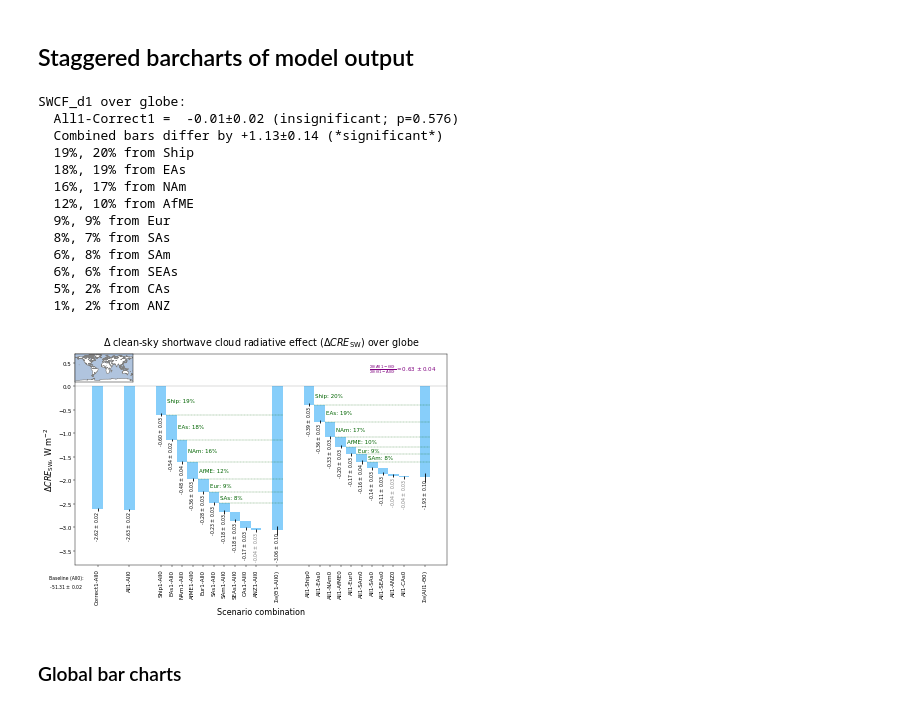
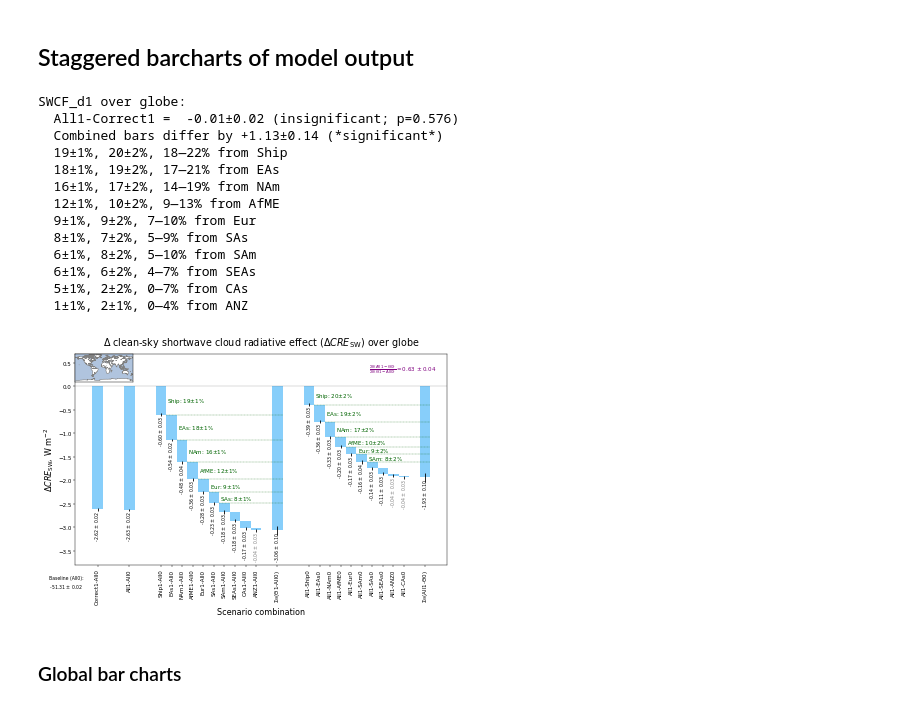
Before and after one commit to grandey/draft2017a-region-rfp, a Jupyter notebook: figures_draft2017a.ipynb, the cells around one changed output. Cells and saved outputs as stored; diff of their text form; code cells hidden in the pictures.

Commit message:
Calculating errors for percentage contributions
figures_draft2017a.ipynb: calculating errors for % contributions to
combined bars; calculating percentage ranges.

```diff
--- a/figures_draft2017a.ipynb
+++ b/figures_draft2017a.ipynb
@@ -822,13 +822,18 @@ def staggered_barcharts(variable='SWCF_d1', region='EAs',
             ax.plot([bars_df.loc[s, 'x']+0.5,  # draw horizontal line
                      bars_df.loc[scenario, 'x']+0.5],
                     [y_pos, y_pos], color='darkgreen', linestyle='--', linewidth=0.5)
-            perc = (bars_df.loc[s, 'mean_diff'] /  # % contribution
-                    bars_df.loc[scenario, 'mean_diff'] * 100)
+            mean1 = bars_df.loc[scenario, 'mean_diff']
+            error1 = bars_df.loc[scenario, 'combined_error']
+            mean2 = bars_df.loc[s, 'mean_diff']
+            error2 = bars_df.loc[s, 'combined_error']
+            perc = mean2 / mean1 * 100  # % contribution
+            error = (np.abs(perc) *  # see Hogan's "How to combine errors"
+                     np.sqrt((error1/mean1)**2 + (error2/mean2)**2))
             if ref_name == 'All1':
                 source = s.split('-')[1][:-1]
             else:
                 source = s.split('-')[0][:-1]
-            text = '{}: {:.0f}%'.format(source, perc)
+            text = r'{}: {:.0f}$\pm${:.0f}%'.format(source, perc, error)
             text_y_pos = bars_df.loc[s, 'bottom'] + (bars_df.loc[s, 'mean_diff'] / 2)
             ax.text(bars_df.loc[s, 'x']+0.6, text_y_pos, text,
                     verticalalignment='center', horizontalalignment='left',
@@ -899,52 +904,77 @@ def staggered_barcharts(variable='SWCF_d1', region='EAs',
         print('  All1-Correct1 = ' +
               '±'.join(text_format.split(' $\pm$ ')).format(diff, error) +
               '(insignificant; p={:.3f})'.format(p_value))
     # Print difference between combined bars
     mean1 = bars_df.loc[r'$\Sigma_{\Theta}$($\Theta$1-All0)', 'mean_diff']
     error1 = bars_df.loc[r'$\Sigma_{\Theta}$($\Theta$1-All0)', 'combined_error']
     mean2 = bars_df.loc[r'$\Sigma_{\Theta}$(All1-$\Theta$0)', 'mean_diff']
     error2 = bars_df.loc[r'$\Sigma_{\Theta}$(All1-$\Theta$0)', 'combined_error']
     diff = mean2 - mean1
     error = np.sqrt(error1**2 + error2**2)
     if ((diff - 2.576*error) * (diff + 2.576*error)) > 0:  # 99%
         print('  Combined bars differ by' +
               '±'.join(text_format.split(' $\pm$ ')).format(diff, error) +
               '(*significant*)')
     else:
         print('  Combined bars differ by' +
               '±'.join(text_format.split(' $\pm$ ')).format(diff, error) +
               '(insignificant)')
     # Print percentage contributions from all source regions
     for s in order1:
         source = s.split('-')[0][:-1]
-        perc1 = (bars_df.loc[s, 'mean_diff'] /  # Theta1-All0 approach
-                 bars_df.loc[r'$\Sigma_{\Theta}$($\Theta$1-All0)',
-                             'mean_diff'] * 100)
-        perc2 = (bars_df.loc['All1-{}0'.format(source),  # All1-Theta0 approach
-                             'mean_diff'] /
-                 bars_df.loc[r'$\Sigma_{\Theta}$(All1-$\Theta$0)',
-                             'mean_diff'] * 100)
-        print('  {:.0f}%, {:.0f}% from {}'.format(perc1, perc2, source))
+        perc_list = []
+        error_list = []
+        for approach in ['Theta1-All0', 'A1l1-Theta0']:
+            if approach == 'Theta1-All0':
+                mean1 = bars_df.loc[r'$\Sigma_{\Theta}$($\Theta$1-All0)',
+                                    'mean_diff']
+                error1 = bars_df.loc[r'$\Sigma_{\Theta}$($\Theta$1-All0)',
+                                    'combined_error']
+                mean2 = bars_df.loc['{}1-All0'.format(source),
+                                    'mean_diff']
+                error2 = bars_df.loc['{}1-All0'.format(source),
+                                    'combined_error']
+            else:
+                mean1 = bars_df.loc[r'$\Sigma_{\Theta}$(All1-$\Theta$0)',
+                                    'mean_diff']
+                error1 = bars_df.loc[r'$\Sigma_{\Theta}$(All1-$\Theta$0)',
+                                    'combined_error']
+                mean2 = bars_df.loc['All1-{}0'.format(source),
+                                    'mean_diff']
+                error2 = bars_df.loc['All1-{}0'.format(source),
+                                    'combined_error']
+            perc = mean2 / mean1 * 100  # % contribution
+            error = (np.abs(perc) *  # see Hogan's "How to combine errors"
+                     np.sqrt((error1/mean1)**2 + (error2/mean2)**2))
+            perc_list.append(perc)
+            error_list.append(error)
+        min_perc = min((perc_list[0] - error_list[0]),  # min of range
+                       (perc_list[1] - error_list[1]))
+        max_perc = max((perc_list[0] + error_list[0]),  # max of range
+                       (perc_list[1] + error_list[1]))
+        print('  {:.0f}±{:.0f}%, {:.0f}±{:.0f}%, '.format(perc_list[0], error_list[0],
+                                                          perc_list[1], error_list[1]) +
+              '{:.0f}—{:.0f}% from {}'.format(min_perc, max_perc, source))
     return fig, ax
 
 # Example
 if True:
     staggered_barcharts(region='Globe', ylim=[-3.8, 0.7])
 # %% [output]
 SWCF_d1 over globe:
   All1-Correct1 =  -0.01±0.02 (insignificant; p=0.576)
   Combined bars differ by +1.13±0.14 (*significant*)
-  19%, 20% from Ship
-  18%, 19% from EAs
-  16%, 17% from NAm
-  12%, 10% from AfME
-  9%, 9% from Eur
-  8%, 7% from SAs
-  6%, 8% from SAm
-  6%, 6% from SEAs
-  5%, 2% from CAs
-  1%, 2% from ANZ
+  19±1%, 20±2%, 18—22% from Ship
+  18±1%, 19±2%, 17—21% from EAs
+  16±1%, 17±2%, 14—19% from NAm
+  12±1%, 10±2%, 9—13% from AfME
+  9±1%, 9±2%, 7—10% from Eur
+  8±1%, 7±2%, 5—9% from SAs
+  6±1%, 8±2%, 5—10% from SAm
+  6±1%, 6±2%, 4—7% from SEAs
+  5±1%, 2±2%, 0—7% from CAs
+  1±1%, 2±1%, 0—4% from ANZ
-[figure, old version]
+[figure, new version]
 # %% [markdown]
 ### Global bar charts
 # %%
```
Also changed, not shown: parts of 16 cells of this notebook.
